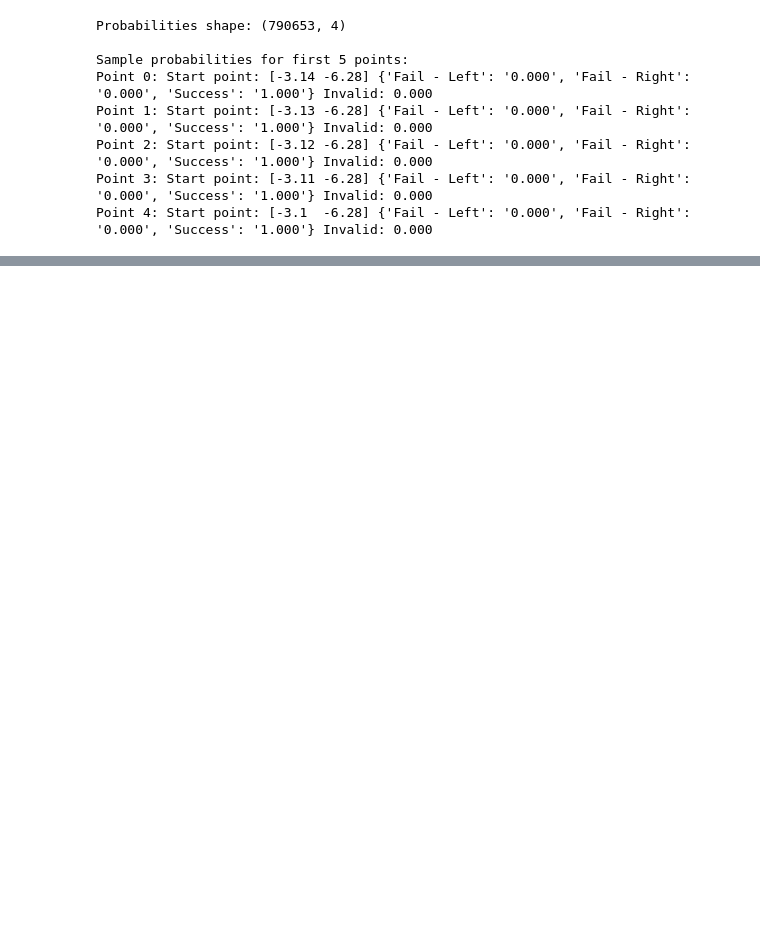
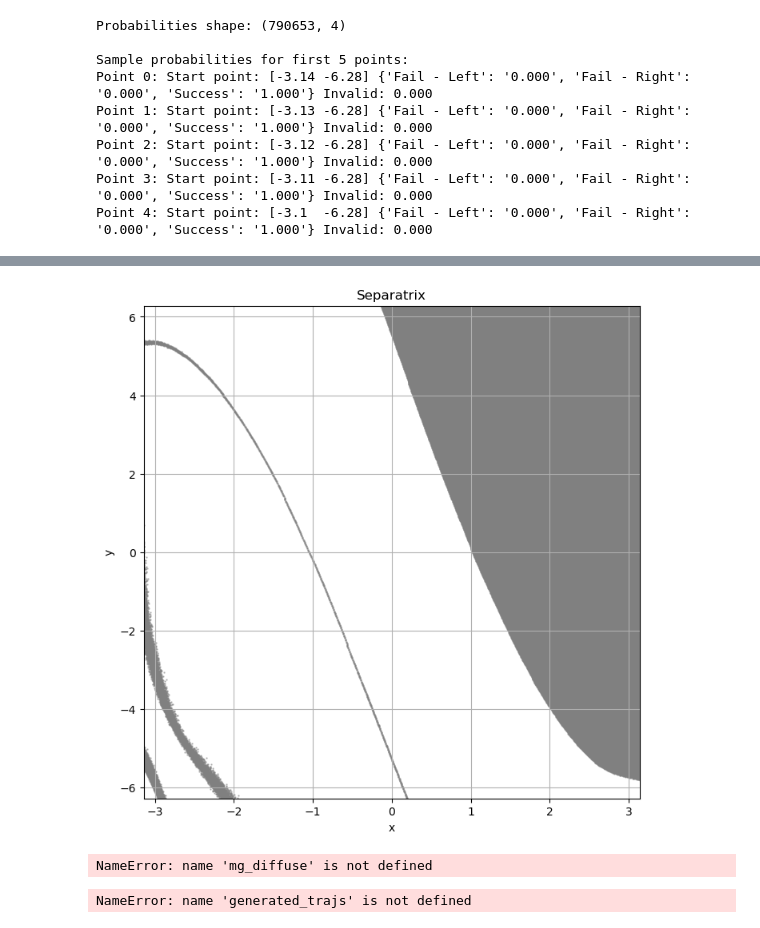
Before and after one commit to PRX-Kinodynamic/Generative-Motion-Planner, a Jupyter notebook: scripts/RoA.ipynb, the cells around one changed output, grey strips where cells are left out. Cells and saved outputs as stored; diff of their text form; code cells hidden in the pictures; blank space fills up the shorter version.

```diff
--- a/scripts/RoA.ipynb
+++ b/scripts/RoA.ipynb
@@ -299,0 +304,19 @@ plt.savefig(path.join(exp_path, "uncertain_points_by_combination.png"), dpi=300,
+# %%
+separatrix_points = np.concatenate([uncertain_points, invalid_points])
+# %%
+plt.figure(figsize=(8, 8))
+plt.title('Separatrix')
+plt.scatter(separatrix_points[:, 0], separatrix_points[:, 1], alpha=0.5, color='gray', s=0.5)
+plt.xlabel('x')
+plt.ylabel('y')
+plt.grid(True)
+plt.xlim(x_min, x_max)  # Use same limits as previous plots
+plt.ylim(y_min, y_max)
+
+plt.savefig(path.join(gen_traj_path, "separatrix.png"), dpi=300, bbox_inches='tight')
+# %% [output]
+[figure, added]
+# %%
+model, model_args = mg_diffuse.utils.model.load_model(exp_path, model_state_name)
+# %% [output]
+NameError: name 'mg_diffuse' is not defined
@@ -299,0 +336,4 @@ plt.savefig(path.join(exp_path, "uncertain_points_by_combination.png"), dpi=300,
+# %%
+plot_trajectories(generated_trajs)
+# %% [output]
+NameError: name 'generated_trajs' is not defined
```
Also changed, not shown: parts of 9 cells of this notebook, 12 other files.
